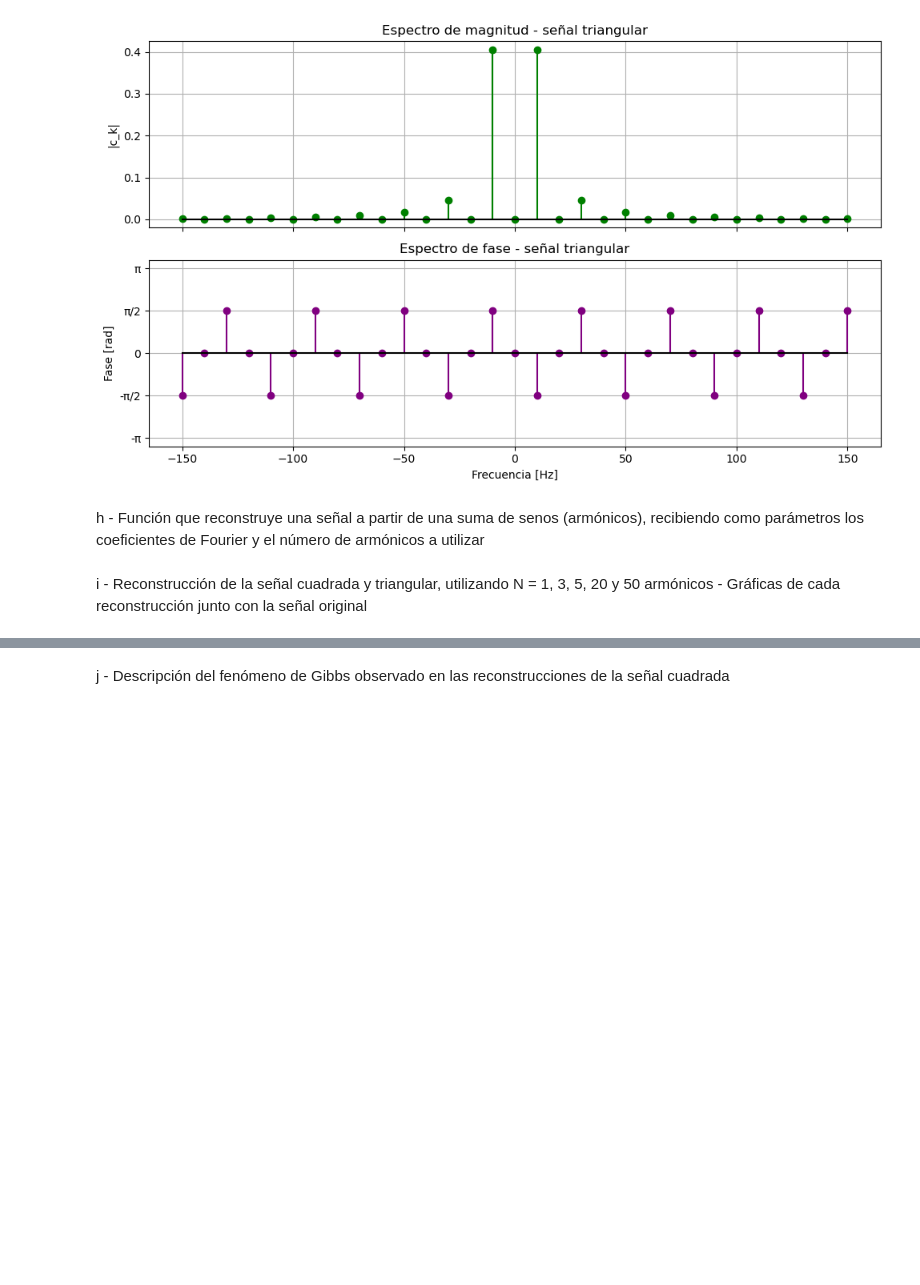
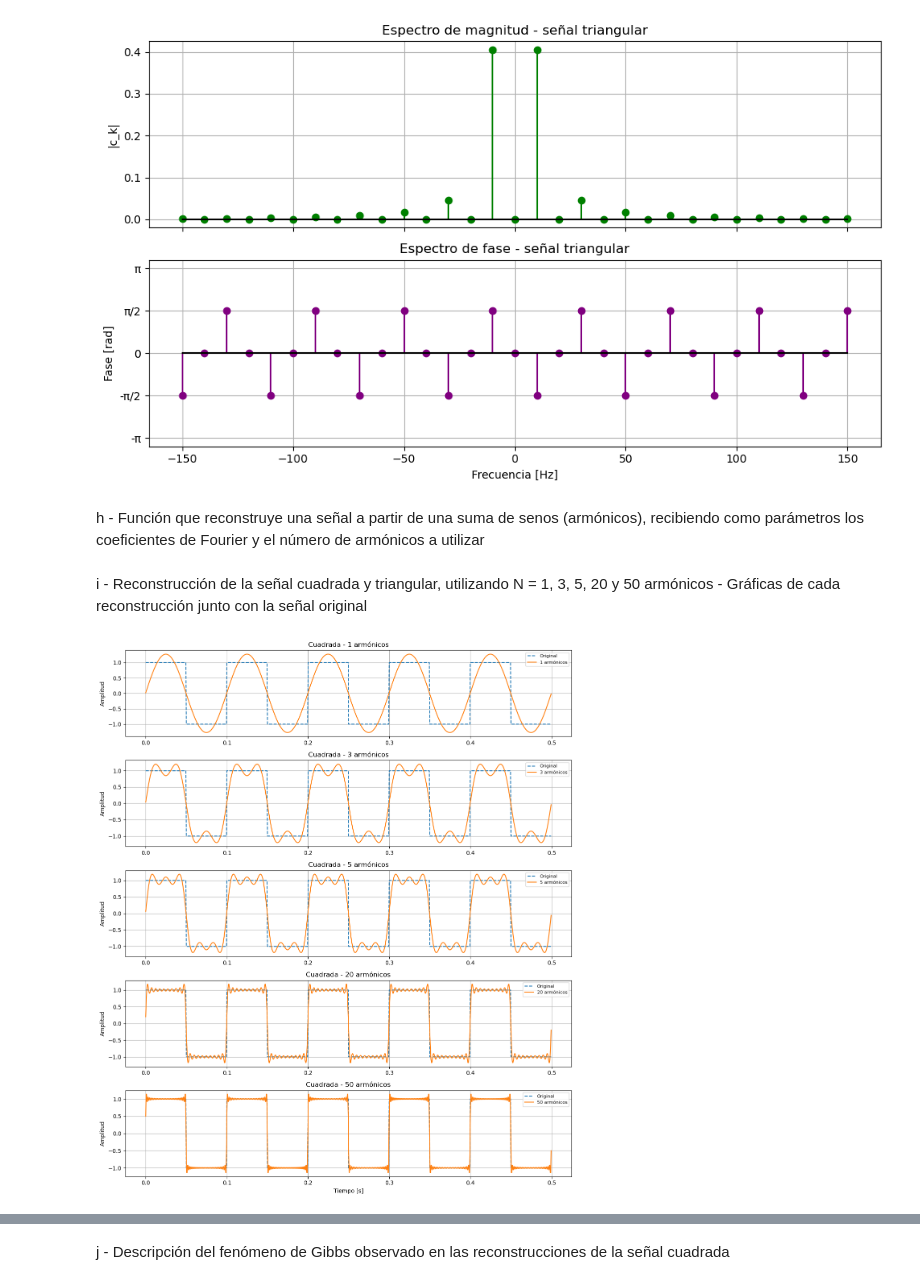
Before and after one commit to Lauren0407/Biosenales-LaurenCordero-AlmaOlea, a Jupyter notebook: Practica_3/Práctica3_Bioseñales.ipynb, the cells around one changed output, grey strips where cells are left out. Cells and saved outputs as stored; diff of their text form; code cells hidden in the pictures; blank space fills up the shorter version.

```diff
--- a/Practica_3/Práctica3_Bioseñales.ipynb
+++ b/Practica_3/Práctica3_Bioseñales.ipynb
@@ -158,5 +160,52 @@ plt.show()
 # %% [markdown]
 h - Función que reconstruye una señal a partir de una suma de senos (armónicos), recibiendo
 como parámetros los coeficientes de Fourier y el número de armónicos a utilizar
+# %%
+def reconstruir_fourier(k, c, t, f0, N_armonicos):
+    x_recon = np.zeros(len(t), dtype=complex)
+
+    # Seleccionar los armónicos hasta N
+    mascara = np.abs(k) <= N_armonicos
+
+    k_sel = k[mascara]
+    c_sel = c[mascara]
+
+    # Reconstrucción mediante la serie exponencial
+    for ki, ci in zip(k_sel, c_sel):
+        x_recon += ci * np.exp(1j * 2 * np.pi * ki * f0 * t)
+
+    return np.real(x_recon)
 # %% [markdown]
 i - Reconstrucción de la señal cuadrada y triangular, utilizando N = 1, 3, 5, 20 y 50 armónicos - Gráficas de cada reconstrucción junto con la señal original
+# %%
+# Coeficientes para la reconstrucción hasta 50 armónicos
+K_ = 50
+k_c_, c_cuadrada_ = coeficientes_fourier(x_cuadrada, N_per, K_)
+k_t_, c_triangular_ = coeficientes_fourier(x_triangular, N_per, K_)
+
+def graficar_reconst(k, c, t, f0, nombre):
+
+    armonicos = [1, 3, 5, 20, 50]
+    fig, axes = plt.subplots(5, 1, figsize=(12, 14))
+    for ax, N in zip(axes, armonicos):
+        x_recon = reconstruir_fourier(k, c, t, f0, N)
+
+        if nombre == "Cuadrada":
+            original = x_cuadrada
+        else:
+            original = x_triangular
+
+        ax.plot(t, original,'--', label="Original")
+        ax.plot(t, x_recon, label=f"{N} armónicos")
+        ax.set_ylabel("Amplitud")
+        ax.set_title(f"{nombre} - {N} armónicos")
+        ax.grid(True)
+        ax.legend(loc="upper right", fontsize=8)
+    axes[-1].set_xlabel("Tiempo [s]")
+
+    plt.tight_layout()
+    plt.show()
+# %%
+graficar_reconst(k_c_,c_cuadrada_,t,f0,"Cuadrada")
+# %% [output]
+[figure, added]
```
Also changed, not shown: parts of 13 cells of this notebook.
